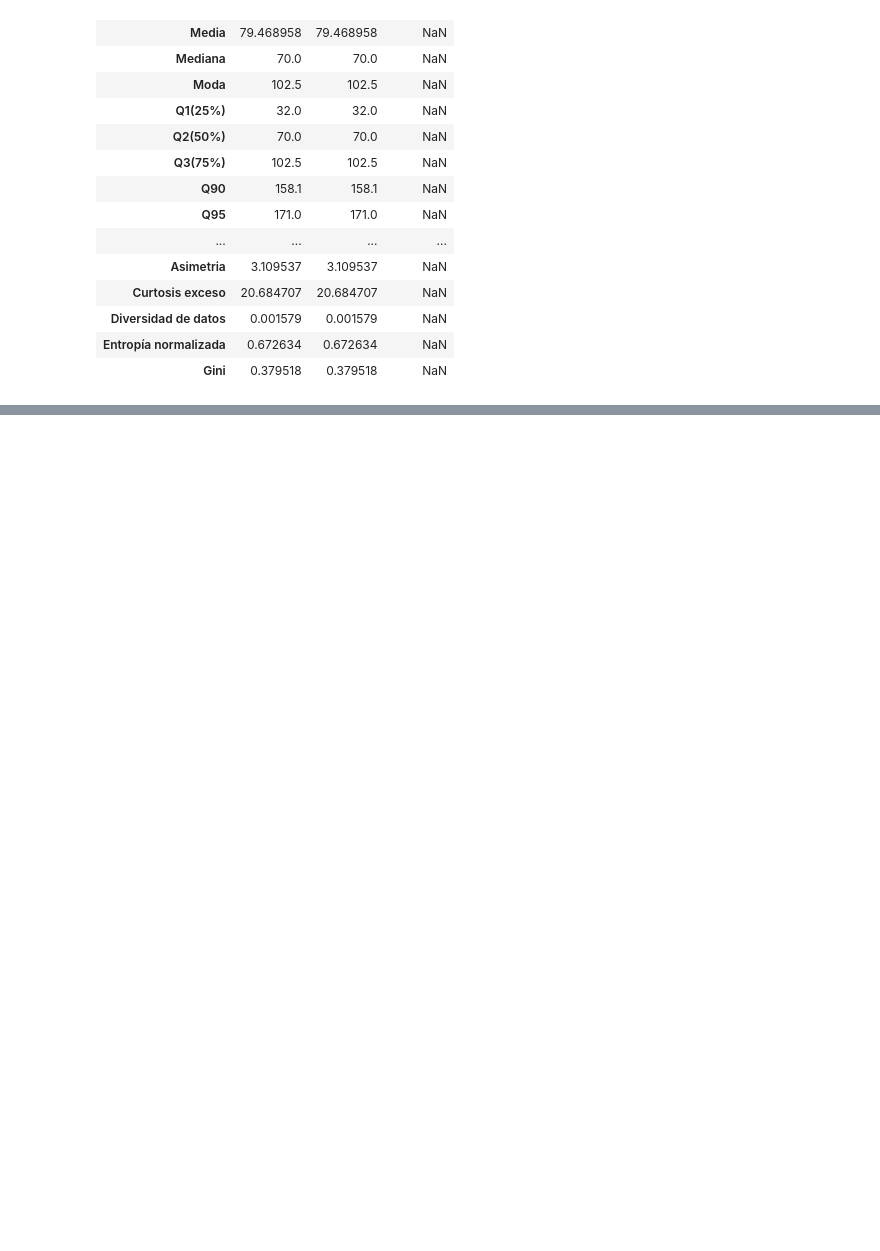
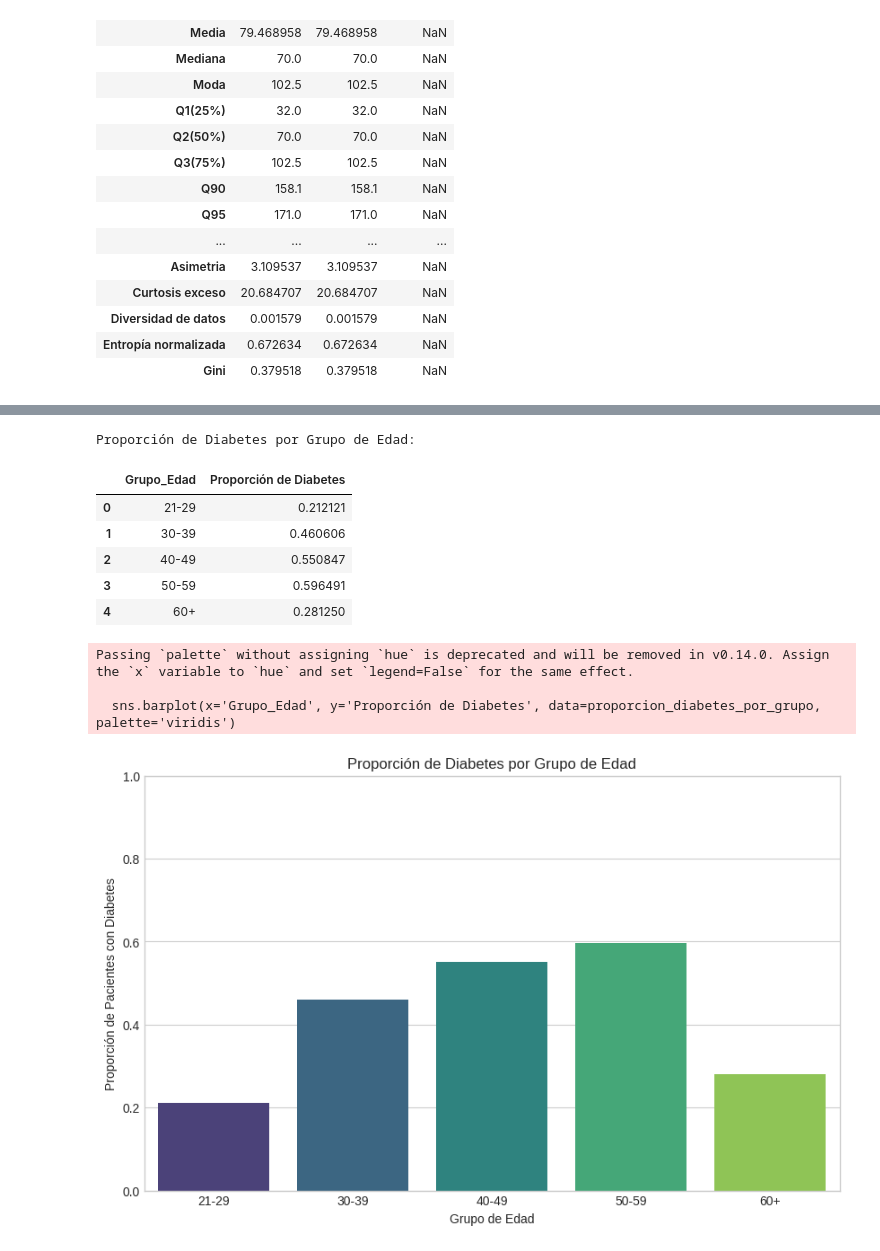
Before and after one commit to Jsuarez320/Ciencia-de-Datos, a Jupyter notebook: Diabetes/Diabetes.ipynb, the cells around one changed output, grey strips where cells are left out. Cells and saved outputs as stored; diff of their text form; code cells hidden in the pictures; blank space fills up the shorter version.

```diff
--- a/Diabetes/Diabetes.ipynb
+++ b/Diabetes/Diabetes.ipynb
@@ -341,0 +202,37 @@ Desviación Estándar (Insulina) para comparar: 89.10 mg/dL
+# %%
+# 5. Creación de grupos de edad y proporción de diabetes por grupo
+
+# Definir los bins y las etiquetas
+bins_edad = [21, 30, 40, 50, 60, completo['Age'].max() + 1]
+etiquetas_edad = ['21-29', '30-39', '40-49', '50-59', '60+']
+
+# Crear la columna de grupos de edad
+completo['Grupo_Edad'] = pd.cut(completo['Age'], bins=bins_edad, labels=etiquetas_edad, right=False)
+
+# Calcular la proporción de diabetes (Outcome=1) por grupo de edad
+proporcion_diabetes_por_grupo = completo.groupby('Grupo_Edad')['Outcome'].mean().reset_index()
+proporcion_diabetes_por_grupo.rename(columns={'Outcome': 'Proporción de Diabetes'}, inplace=True)
+
+print("Proporción de Diabetes por Grupo de Edad:")
+display(proporcion_diabetes_por_grupo)
+
+# Gráfico de barras de la proporción de diabetes por grupo de edad
+plt.figure(figsize=(10, 6))
+sns.barplot(x='Grupo_Edad', y='Proporción de Diabetes', data=proporcion_diabetes_por_grupo, palette='viridis')
+plt.title('Proporción de Diabetes por Grupo de Edad')
+plt.xlabel('Grupo de Edad')
+plt.ylabel('Proporción de Pacientes con Diabetes')
+plt.ylim(0, 1) # Asegurar que el eje Y vaya de 0 a 1 para proporciones
+plt.show()
+# %% [output]
+Proporción de Diabetes por Grupo de Edad:
+|  | Grupo_Edad | Proporción de Diabetes |
+| 0 | 21-29 | 0.212121 |
+| 1 | 30-39 | 0.460606 |
+| 2 | 40-49 | 0.550847 |
+| 3 | 50-59 | 0.596491 |
+| 4 | 60+ | 0.281250 |
+Passing `palette` without assigning `hue` is deprecated and will be removed in v0.14.0. Assign the `x` variable to `hue` and set `legend=False` for the same effect.
+
+  sns.barplot(x='Grupo_Edad', y='Proporción de Diabetes', data=proporcion_diabetes_por_grupo, palette='viridis')
+[figure, added]
```
Also changed, not shown: parts of 39 cells of this notebook, 3 other files.
